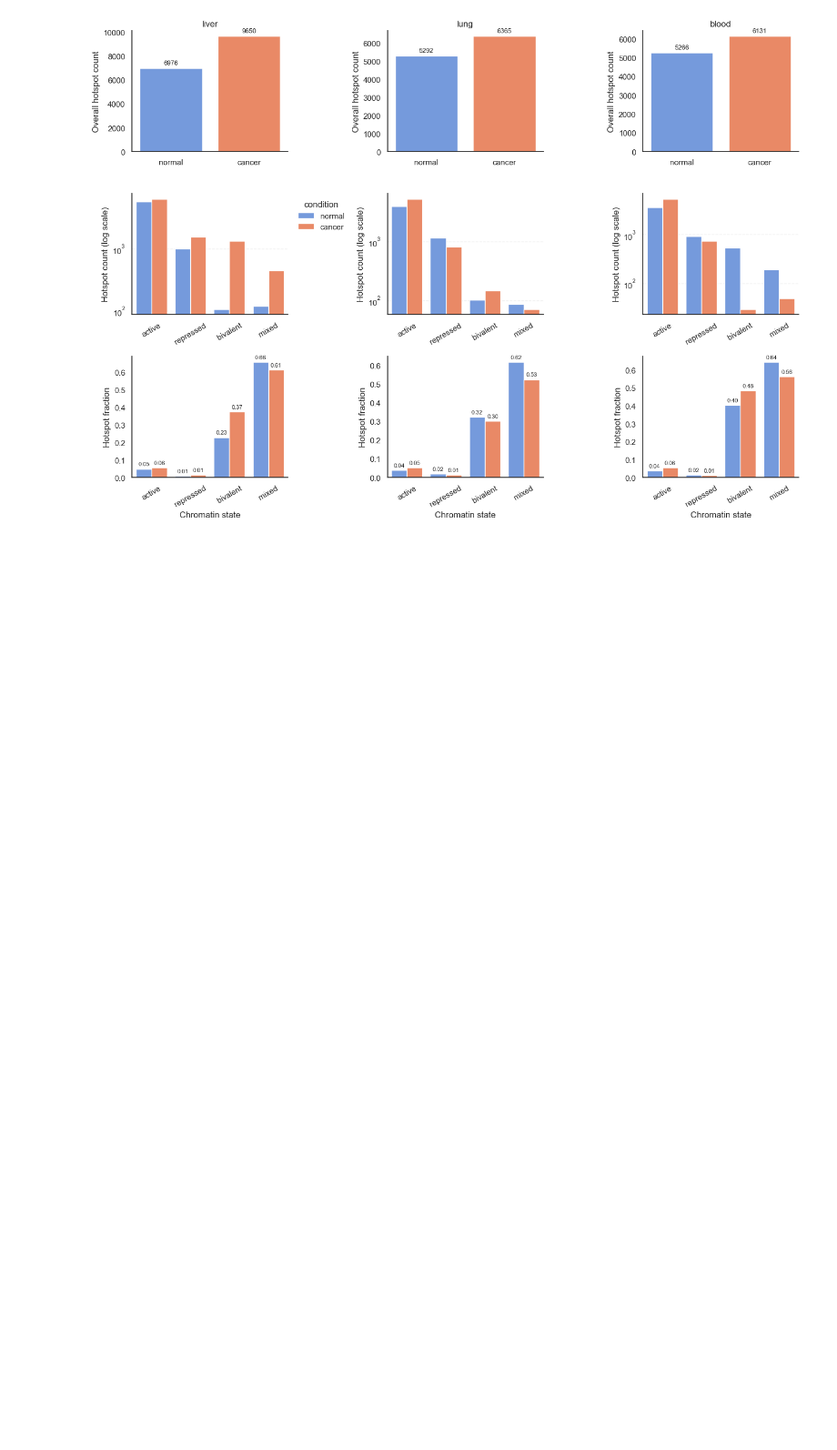
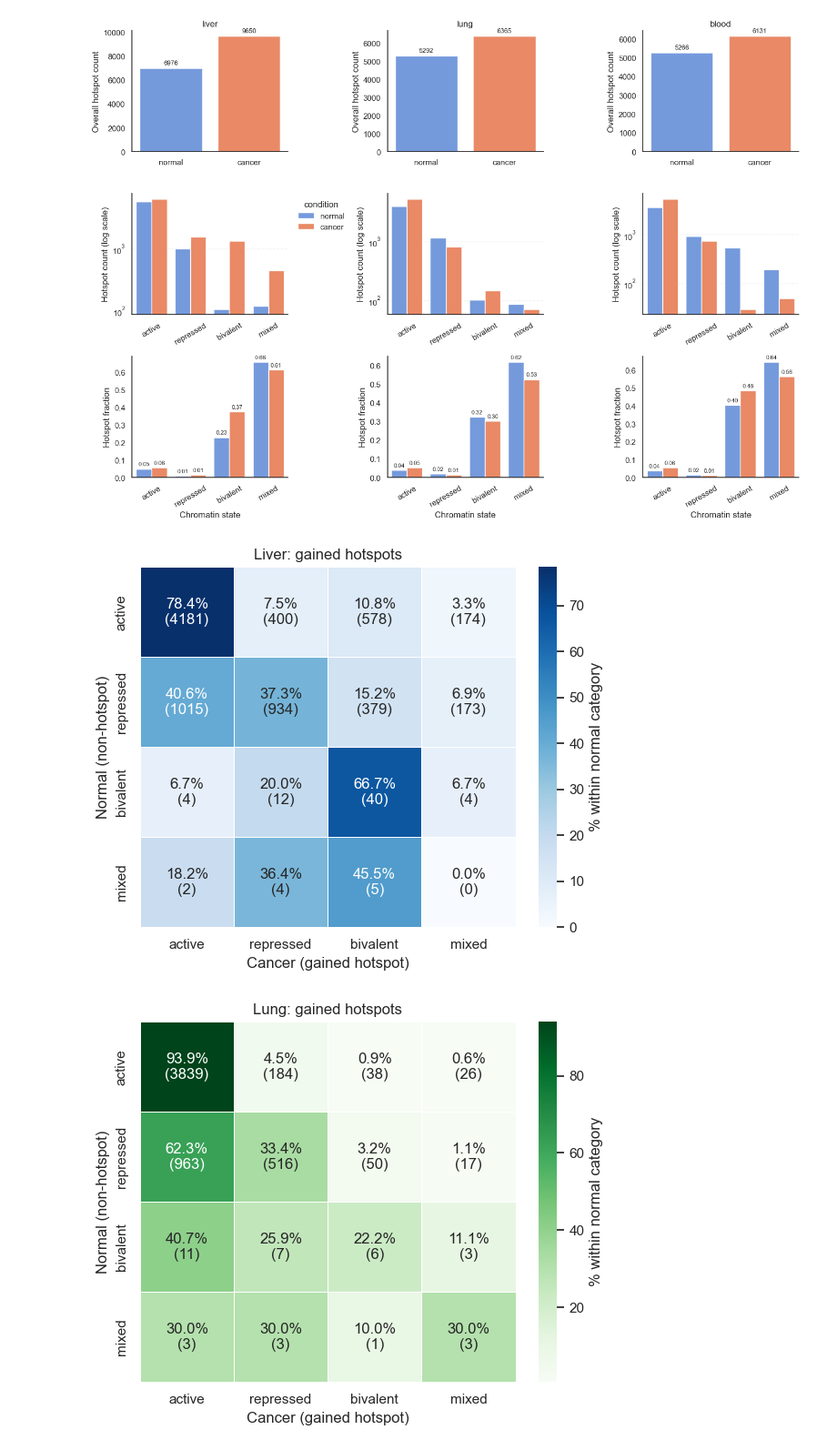
Before and after one commit to caocao0525/HERV, a Jupyter notebook: herv_util_clean.ipynb, the cells around one changed output. Shown at 91% size. Drawn from its saved outputs; the diff is of its cells as text; code cells hidden in the pictures; blank space fills up the shorter version.

```diff
--- a/herv_util_clean.ipynb
+++ b/herv_util_clean.ipynb
@@ -1395,0 +1452,21 @@ overall_df, count_df, frac_df = plot_hotspot_summary_with_overall(df_dict)
+# %%
+plot_gained_hotspot_transition_heatmap_frac_with_count(
+    df_merged_liver,
+    title="Liver: gained hotspots",
+    cmap="Blues"
+)
+
+plot_gained_hotspot_transition_heatmap_frac_with_count(
+    df_merged_lung,
+    title="Lung: gained hotspots",
+    cmap="Greens"
+)
+
+plot_gained_hotspot_transition_heatmap_frac_with_count(
+    df_merged_blood,
+    title="Blood: gained hotspots",
+    cmap="Reds"
+)
+# %% [output]
+[figure, added]
+[figure, added]
```
Also changed, not shown: parts of 2 cells of this notebook.
